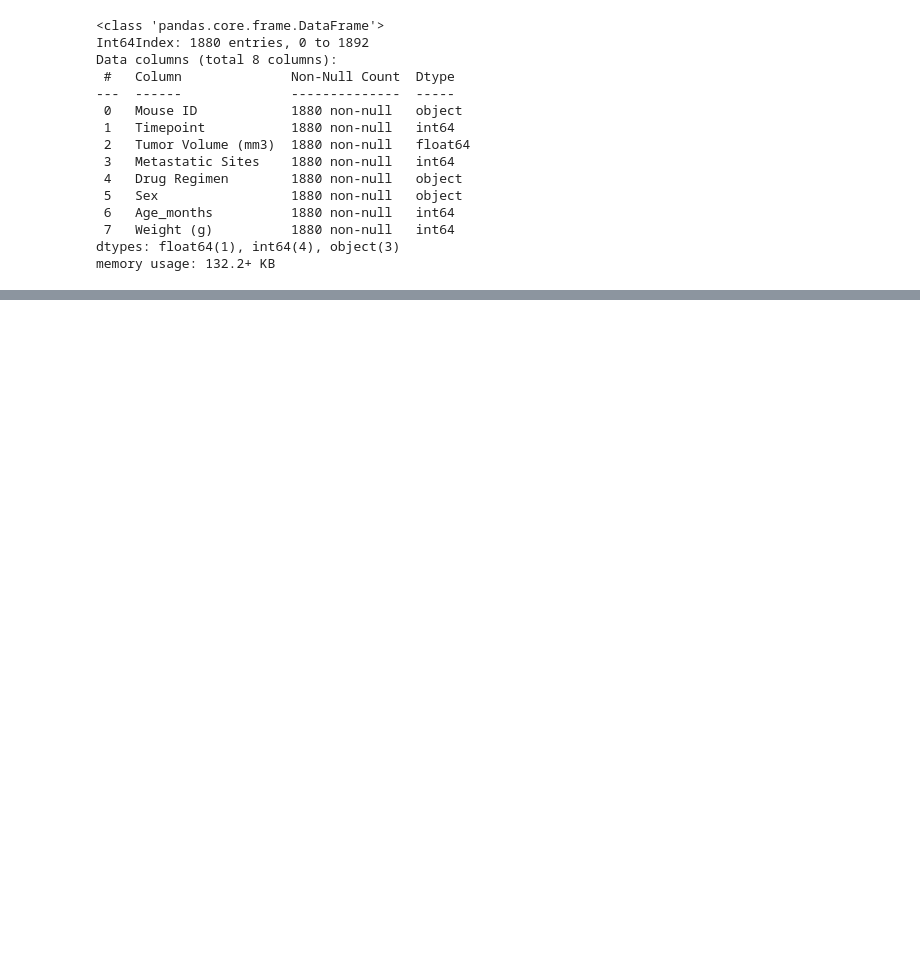
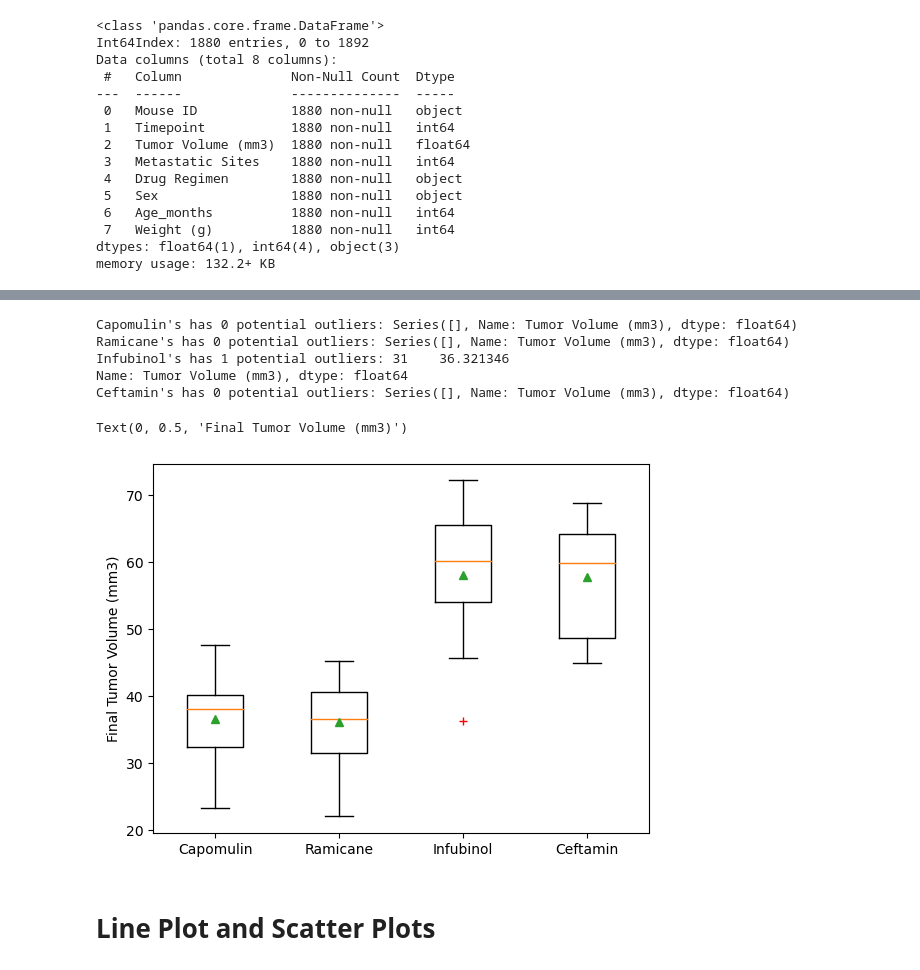
Before and after one commit to speersma/pymaceuticals-challenge, a Jupyter notebook: Pymaceuticals/pymaceuticals_analysis.ipynb, the cells around one changed output, grey strips where cells are left out. Saved outputs shown, nothing was run; the diff lists cells and outputs as text; code cells hidden in the pictures; blank space fills up the shorter version.

Commit message:
finished analysis. May revise later but all necessary portions complete.

```diff
--- a/Pymaceuticals/pymaceuticals_analysis.ipynb
+++ b/Pymaceuticals/pymaceuticals_analysis.ipynb
@@ -335,0 +368,47 @@ plt.pie()
+# %%
+# Put treatments into a list for for loop (and later for plot labels)
+treatments = ["Capomulin", "Ramicane", "Infubinol", "Ceftamin"]
+
+# Create empty list to fill with tumor vol data (for plotting)
+final_tumor_vol = []
+treatment_num = 0
+
+# Calculate the IQR and quantitatively determine if there are any potential outliers.
+for treatment in treatments:
+
+    # Locate the rows which contain mice on each drug and get the tumor volumes
+    treatment_tumor_vols = merged_max_timpoint_df.loc[merged_max_timpoint_df['Drug Regimen']==treatment]['Tumor Volume (mm3)']
+
+    # add subset
+    final_tumor_vol.append(treatment_tumor_vols)
+
+    # Determine outliers using upper and lower bounds
+    quartiles = treatment_tumor_vols.quantile([.25,.5,.75])
+    lowerq = quartiles[0.25]
+    upperq = quartiles[0.75]
+    iqr = upperq-lowerq
+    lower_bound = lowerq-(1.5*iqr)
+    upper_bound = upperq+(1.5*iqr)
+
+    # printing out potential outliers
+    outliers = treatment_tumor_vols.loc[(treatment_tumor_vols>upper_bound)|(treatment_tumor_vols<lower_bound)]
+    print(f"{treatment}'s has {len(outliers)} potential outliers: {outliers}")
+
+    # increment treatment_num
+    treatment_num += 1
+# %% [output]
+Capomulin's has 0 potential outliers: Series([], Name: Tumor Volume (mm3), dtype: float64)
+Ramicane's has 0 potential outliers: Series([], Name: Tumor Volume (mm3), dtype: float64)
+Infubinol's has 1 potential outliers: 31    36.321346
+Name: Tumor Volume (mm3), dtype: float64
+Ceftamin's has 0 potential outliers: Series([], Name: Tumor Volume (mm3), dtype: float64)
+# %%
+# Generate a box plot that shows the distrubution of the tumor volume for each treatment group.
+fig, ax = plt.subplots()
+ax.boxplot(final_tumor_vol, sym='r+', labels=treatments, showmeans=True)
+plt.ylabel('Final Tumor Volume (mm3)')
+# %% [output]
+Text(0, 0.5, 'Final Tumor Volume (mm3)')
+[figure, added]
+# %% [markdown]
+# Line Plot and Scatter Plots
```
Also changed, not shown: parts of 17 cells of this notebook.
